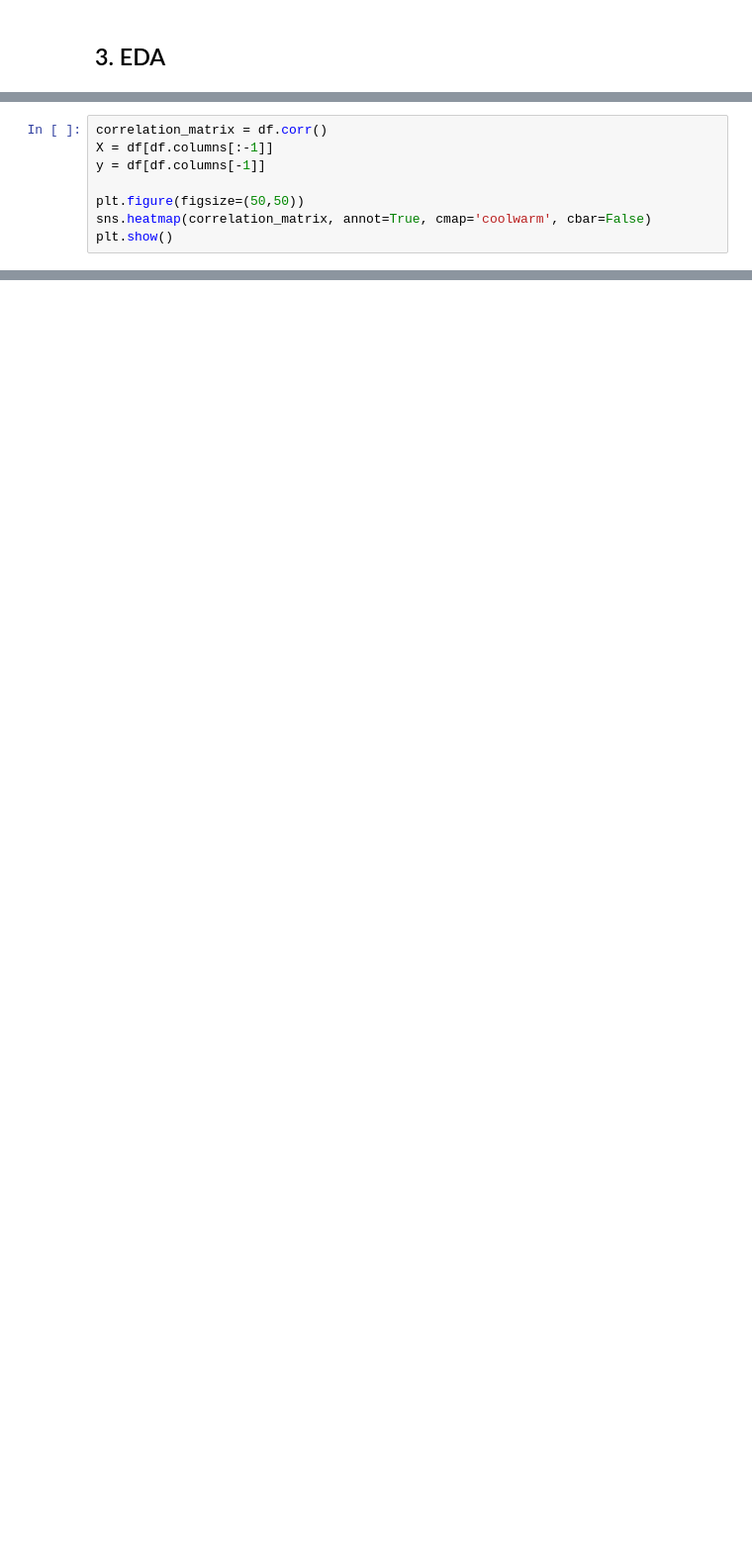
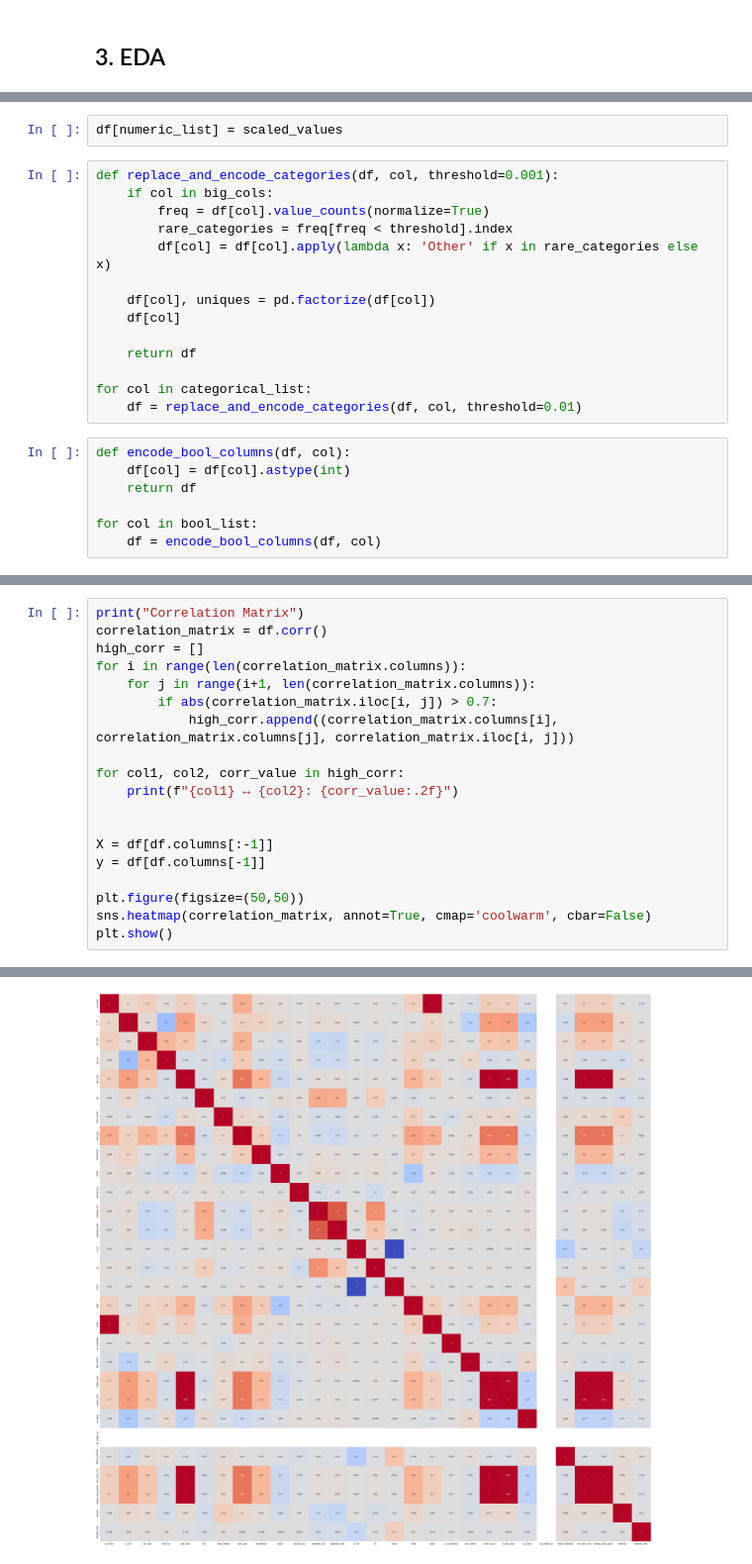
Before and after one commit to milenakoros/GRUPA_1_ASI, a Jupyter notebook: notebooks/01_eda.ipynb, the cells around one changed output, grey strips where cells are left out. Shown at 99% size. Saved outputs shown, nothing was run; the diff lists cells and outputs as text; blank space fills up the shorter version.

```diff
--- a/notebooks/01_eda.ipynb
+++ b/notebooks/01_eda.ipynb
@@ -26 +212,24 @@ df.columns[df.isnull().any()]
+# %%
+df[numeric_list] = scaled_values
+# %%
+def replace_and_encode_categories(df, col, threshold=0.001):
+    if col in big_cols:
+        freq = df[col].value_counts(normalize=True)
+        rare_categories = freq[freq < threshold].index
+        df[col] = df[col].apply(lambda x: 'Other' if x in rare_categories else x)
+
+    df[col], uniques = pd.factorize(df[col])
+    df[col]
+
+    return df
+
+for col in categorical_list:
+    df = replace_and_encode_categories(df, col, threshold=0.01)
+# %%
+def encode_bool_columns(df, col):
+    df[col] = df[col].astype(int)
+    return df
+
+for col in bool_list:
+    df = encode_bool_columns(df, col)
 # %% [markdown]
@@ -28,8 +237,20 @@ df.columns[df.isnull().any()]
 # %%
+print("Correlation Matrix")
 correlation_matrix = df.corr()
+high_corr = []
+for i in range(len(correlation_matrix.columns)):
+    for j in range(i+1, len(correlation_matrix.columns)):
+        if abs(correlation_matrix.iloc[i, j]) > 0.7:
+            high_corr.append((correlation_matrix.columns[i], correlation_matrix.columns[j], correlation_matrix.iloc[i, j]))
+
+for col1, col2, corr_value in high_corr:
+    print(f"{col1} ↔ {col2}: {corr_value:.2f}")
+
+
 X = df[df.columns[:-1]]
 y = df[df.columns[-1]]
 
 plt.figure(figsize=(50,50))
 sns.heatmap(correlation_matrix, annot=True, cmap='coolwarm', cbar=False)
 plt.show()
+# %% [output]
@@ -35,0 +271 @@ plt.show()
+[figure, added]
```
Also changed, not shown: parts of 19 cells of this notebook.
